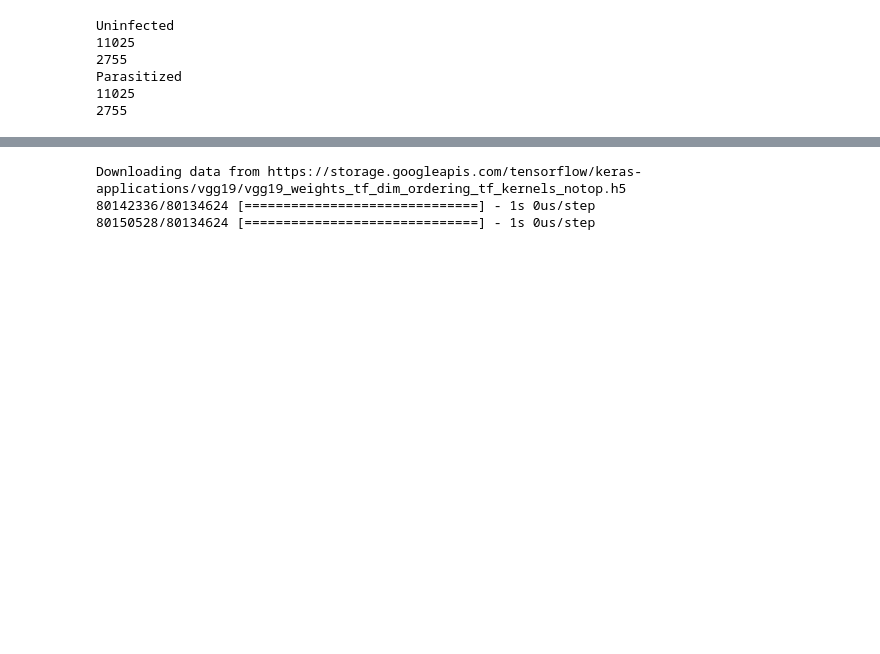
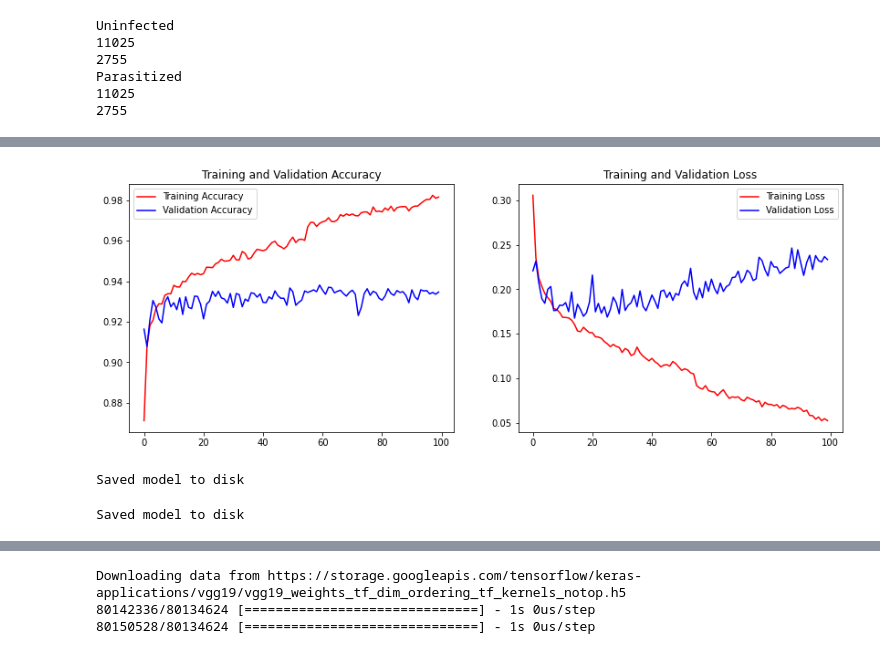
Before and after one commit to chacacaliza/Malaria-Classification, a Jupyter notebook: VGG_Scenario.ipynb, the cells around one changed output, grey strips where cells are left out. Drawn from its saved outputs; the diff is of its cells as text; code cells hidden in the pictures; blank space fills up the shorter version.

```diff
--- a/VGG_Scenario.ipynb
+++ b/VGG_Scenario.ipynb
@@ -98,0 +156,12 @@ Found 5510 images belonging to 2 classes.
+# %%
+history = model.fit(train_generator,
+                   epochs = 100,
+                   validation_data = valid_generator,
+                   callbacks=[tf.keras.callbacks.ReduceLROnPlateau(
+                       monitor='val_loss',
+                       factor=0.5,
+                       patience=40,
+                       verbose = 1,
+                       mode= 'auto',
+                       cooldown = 1
+                   )])
@@ -98,0 +246,37 @@ Found 5510 images belonging to 2 classes.
+# %%
+import matplotlib.pyplot as plt
+def eval_plot(history):
+
+  plt.figure(figsize=(14, 5))
+
+  # Accuracy plot
+  plt.subplot(1, 2, 1)
+  acc = history.history['accuracy']
+  val_acc = history.history['val_accuracy']
+  epochs = range(len(acc))
+  acc_plot, = plt.plot(epochs, acc, 'r')
+  val_acc_plot, = plt.plot(epochs, val_acc, 'b')
+  plt.title('Training and Validation Accuracy')
+  plt.legend([acc_plot, val_acc_plot], ['Training Accuracy', 'Validation Accuracy'])
+  plt.savefig("Accuracy Plot.svg", format="svg", dpi=1200)
+
+  # Loss plot
+  plt.subplot(1, 2, 2)
+  loss = history.history['loss']
+  val_loss = history.history['val_loss']
+  epochs = range(len(loss))
+  loss_plot, = plt.plot(epochs, loss, 'r')
+  val_loss_plot, = plt.plot(epochs, val_loss, 'b')
+  plt.title('Training and Validation Loss')
+  plt.legend([loss_plot, val_loss_plot], ['Training Loss', 'Validation Loss'])
+  #save plot svg
+  plt.savefig("Loss Plot.svg", format="svg", dpi=1200)
+# %%
+eval_plot(history)
+# %% [output]
+[figure, added]
+# %%
+model.save_weights("vgg19.h5")
+print("Saved model to disk")
+# %% [output]
+Saved model to disk
@@ -98,0 +287,6 @@ Found 5510 images belonging to 2 classes.
+# %%
+# serialize weights to HDF5
+model.save("vgg19.h5")
+print("Saved model to disk")
+# %% [output]
+Saved model to disk
```
Also changed, not shown: parts of 17 cells of this notebook.
